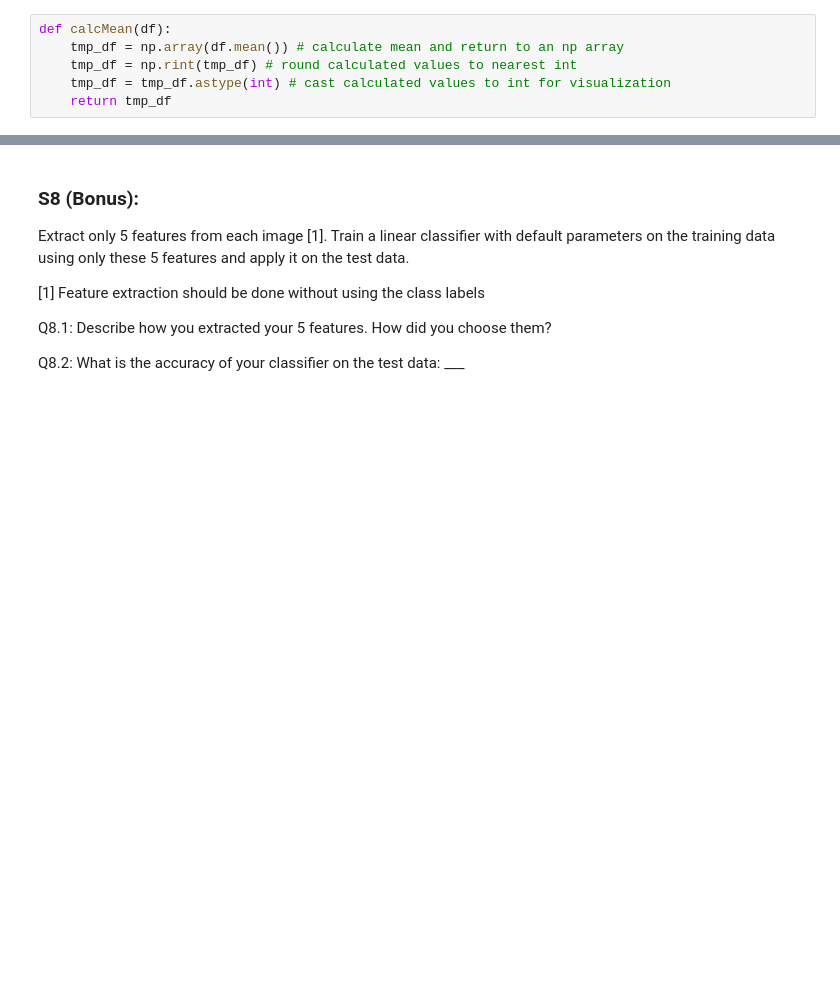
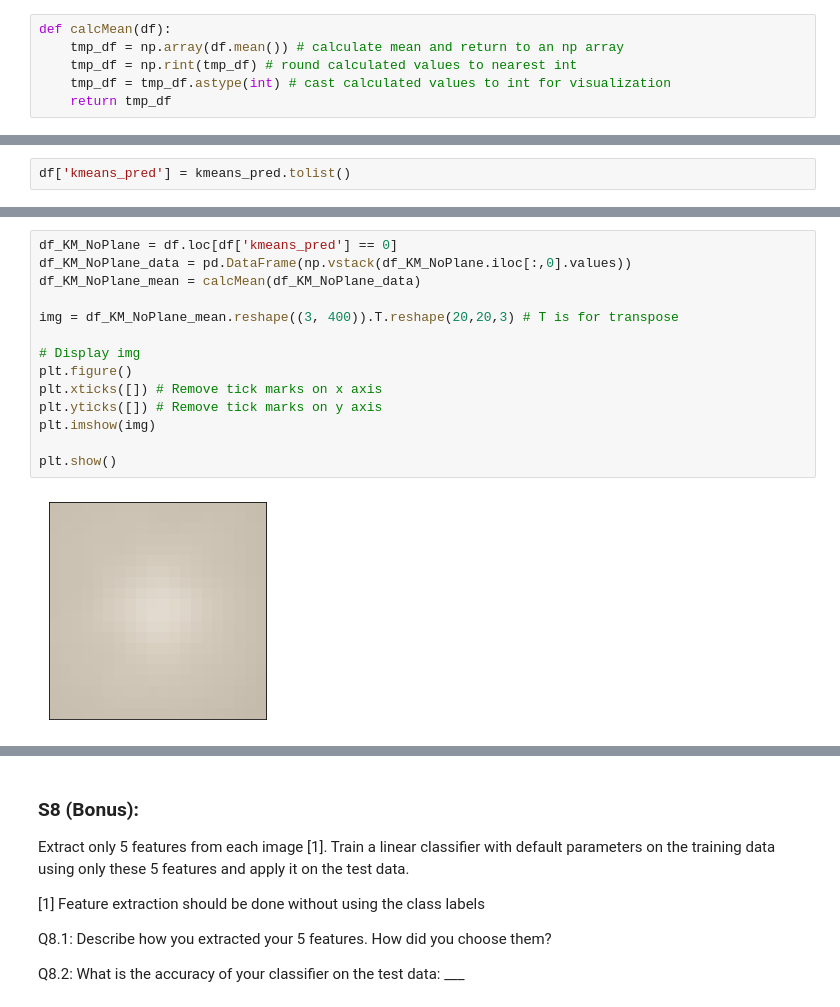
Before and after one commit to johnatawnclementawn/RemoteSensing_650_HW, a Jupyter notebook: HW2/Clementi_MUSA650_HW2.ipynb, the cells around one changed output, grey strips where cells are left out. Saved outputs shown, nothing was run; the diff lists cells and outputs as text; blank space fills up the shorter version.

```diff
--- a/HW2/Clementi_MUSA650_HW2.ipynb
+++ b/HW2/Clementi_MUSA650_HW2.ipynb
@@ -451,0 +461,2 @@ plt.show()
+# %%
+df['kmeans_pred'] = kmeans_pred.tolist()
@@ -451,0 +477,16 @@ plt.show()
+# %%
+df_KM_NoPlane = df.loc[df['kmeans_pred'] == 0]
+df_KM_NoPlane_data = pd.DataFrame(np.vstack(df_KM_NoPlane.iloc[:,0].values))
+df_KM_NoPlane_mean = calcMean(df_KM_NoPlane_data)
+
+img = df_KM_NoPlane_mean.reshape((3, 400)).T.reshape(20,20,3) # T is for transpose
+
+# Display img
+plt.figure()
+plt.xticks([]) # Remove tick marks on x axis
+plt.yticks([]) # Remove tick marks on y axis
+plt.imshow(img)
+
+plt.show()
+# %% [output]
+[figure, added]
```
Also changed, not shown: parts of 9 cells of this notebook.
